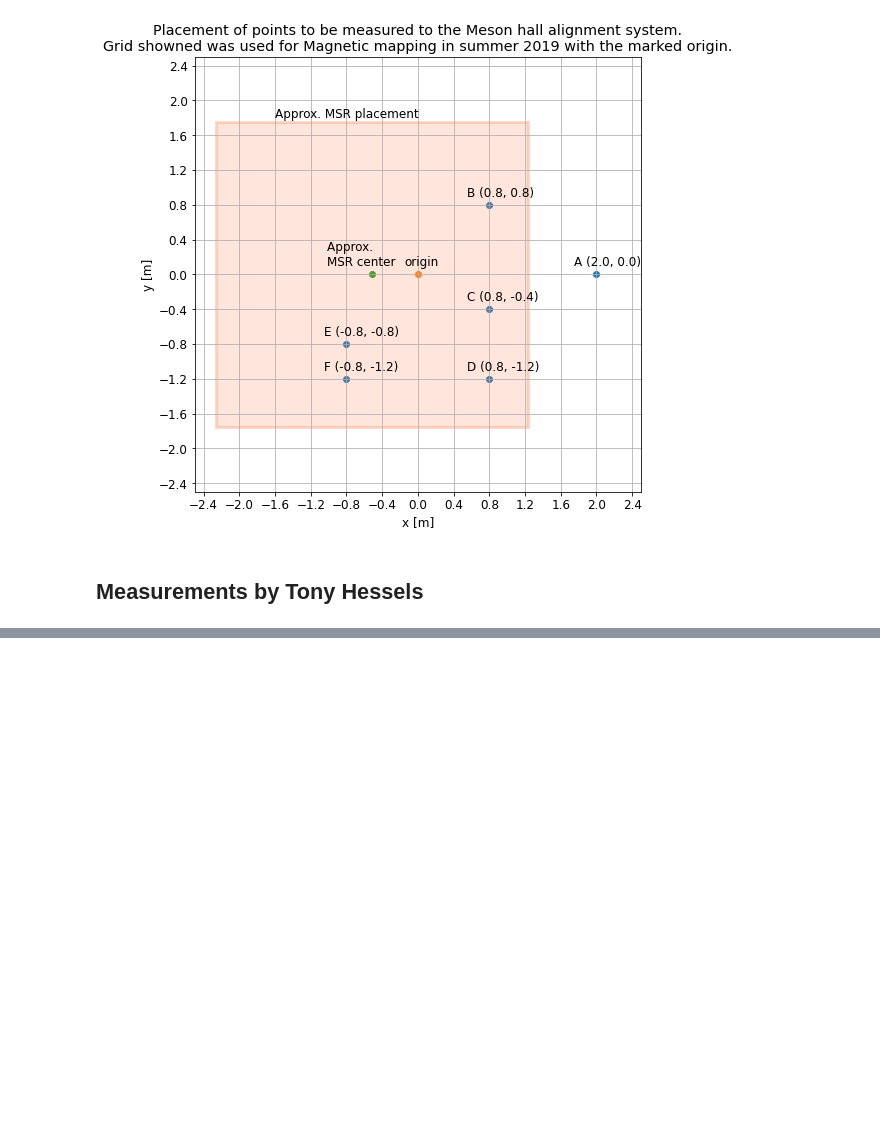
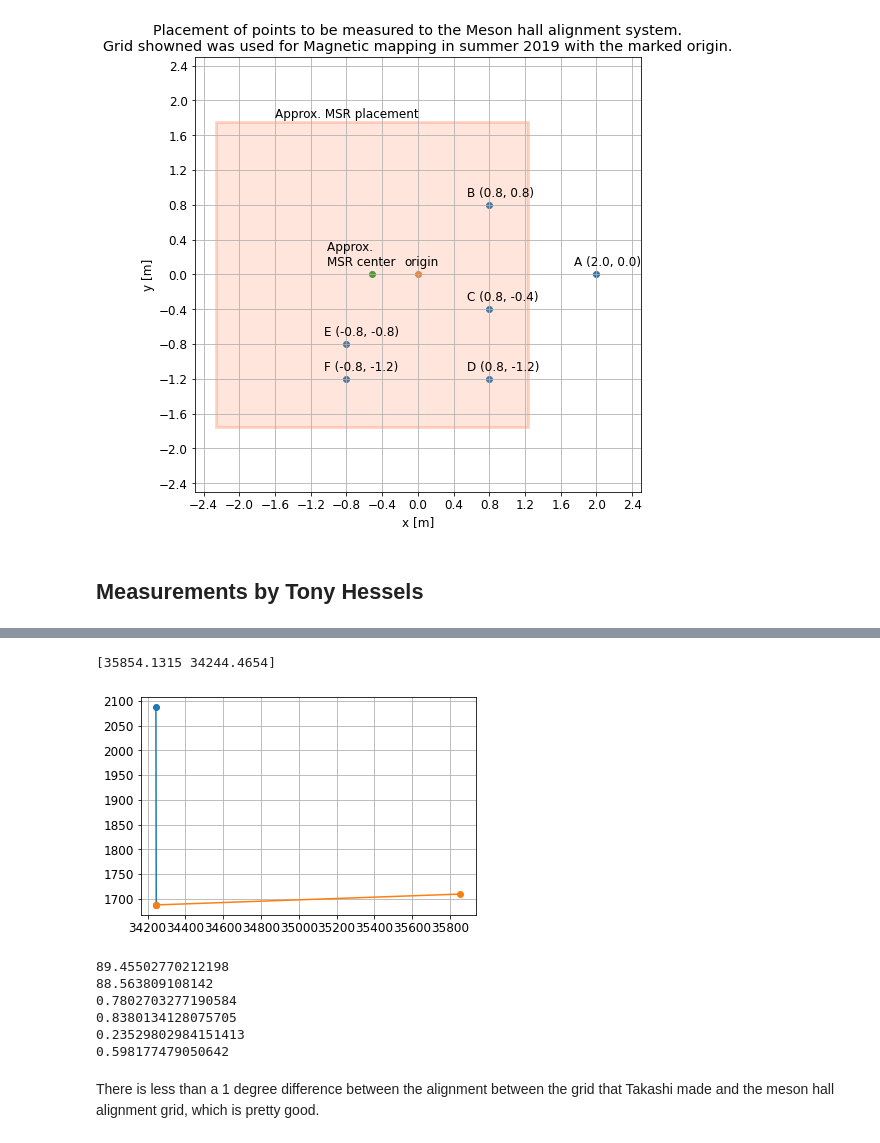
Before and after one commit to eklem1/MesonMagMapping, a Jupyter notebook: MagneticMappingPrevWork/MagMapping-export_TH/QuickDrawing.ipynb, the cells around one changed output, grey strips where cells are left out. Cells and saved outputs as stored; diff of their text form; code cells hidden in the pictures; blank space fills up the shorter version.

```diff
--- a/MagneticMappingPrevWork/MagMapping-export_TH/QuickDrawing.ipynb
+++ b/MagneticMappingPrevWork/MagMapping-export_TH/QuickDrawing.ipynb
@@ -115,0 +135,10 @@ plt.show()
+# %%
+print(points_Cycl_center[0, 3:5])
+plt.plot(points_Cycl_center[0, [4, 5]], points_Cycl_center[1, [4, 5]], ls='-', marker="o")
+
+plt.plot(points_Cycl_center[0, [3, 5]], points_Cycl_center[1, [3, 5]], ls='-', marker="o")
+plt.grid()
+plt.show()
+# %% [output]
+[35854.1315 34244.4654]
+[figure, added]
@@ -115,0 +155,22 @@ plt.show()
+# %%
+#the angle between x and y axis of F_T - ideally should be 90 degrees
+print(GetAngle(VecF_E[:2], VecF_D[:2]))
+#another check for the same thing using different points
+print(GetAngle(VecCent_A[:2], VecC_B[:2]))
+
+#the angle between F_T x and F_M x - ideally should be 0
+print(GetAngle(VecF_D[:2], vec_flat1[:2]))
+print(GetAngle(VecCent_A[:2], vec_flat1[:2]))
+
+#the angle between F_T y and F_M y - ideally should be 0
+print(GetAngle(VecF_E[:2], vec_flat2[:2]))
+print(GetAngle(VecC_B[:2], vec_flat2[:2]))
+# %% [output]
+89.45502770212198
+88.563809108142
+0.7802703277190584
+0.8380134128075705
+0.23529802984151413
+0.598177479050642
+# %% [markdown]
+There is less than a 1 degree difference between the alignment between the grid that Takashi made and the meson hall alignment grid, which is pretty good.
```
Also changed, not shown: parts of 7 cells of this notebook, 3 other files.
